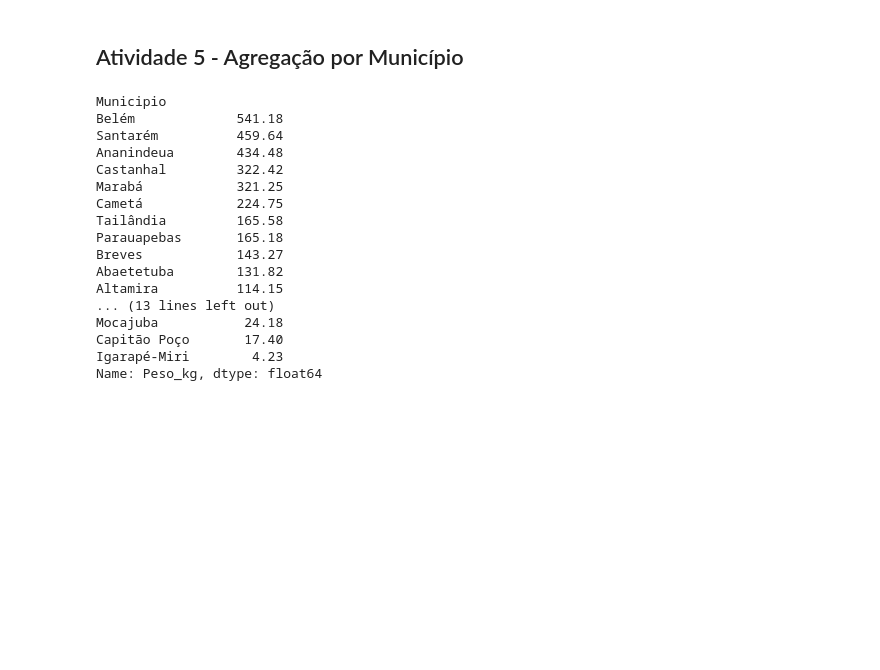
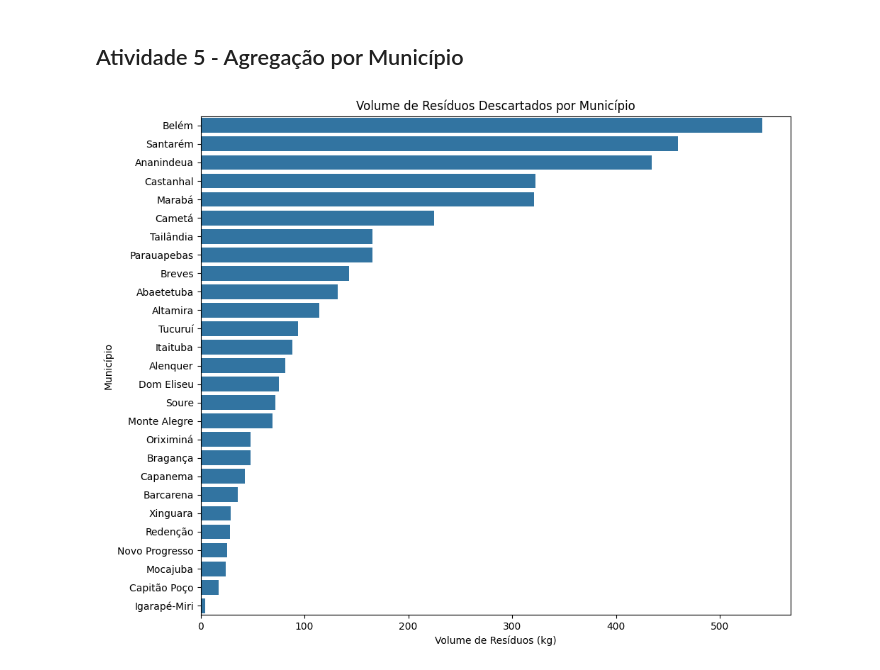
Before and after one commit to polyanasilva/desafio_lixo_eletronico, a Jupyter notebook: atv i2a2.ipynb, the cells around one changed output. Cells and saved outputs as stored; diff of their text form; code cells hidden in the pictures; blank space fills up the shorter version.

```diff
--- a/atv i2a2.ipynb
+++ b/atv i2a2.ipynb
@@ -230,25 +230,17 @@ plt.show()
 # %% [markdown]
 ## Atividade 5 -  Agregação por Município
 # %%
-# total de residuos descartados por municipio
+# Total de residuos descartados por municipio
+
 residuos_municipio = df.groupby('Municipio')['Peso_kg'].sum().sort_values(ascending=False)
-residuos_municipio
+print(residuos_municipio)
+
+plt.figure(figsize=(10,8))
+sns.barplot(x=residuos_municipio.values, y=residuos_municipio.index, orient='h')
+plt.xlabel('Volume de Resíduos (kg)')
+plt.ylabel('Município')
+plt.title('Volume de Resíduos Descartados por Município')
+plt.tight_layout()
 # %% [output]
-Municipio
-Belém             541.18
-Santarém          459.64
-Ananindeua        434.48
-Castanhal         322.42
-Marabá            321.25
-Cametá            224.75
-Tailândia         165.58
-Parauapebas       165.18
-Breves            143.27
-Abaetetuba        131.82
-Altamira          114.15
-... (13 lines left out)
-Mocajuba           24.18
-Capitão Poço       17.40
-Igarapé-Miri        4.23
-Name: Peso_kg, dtype: float64
+[figure, added]
 # %%
```
Also changed, not shown: parts of 7 cells of this notebook.
